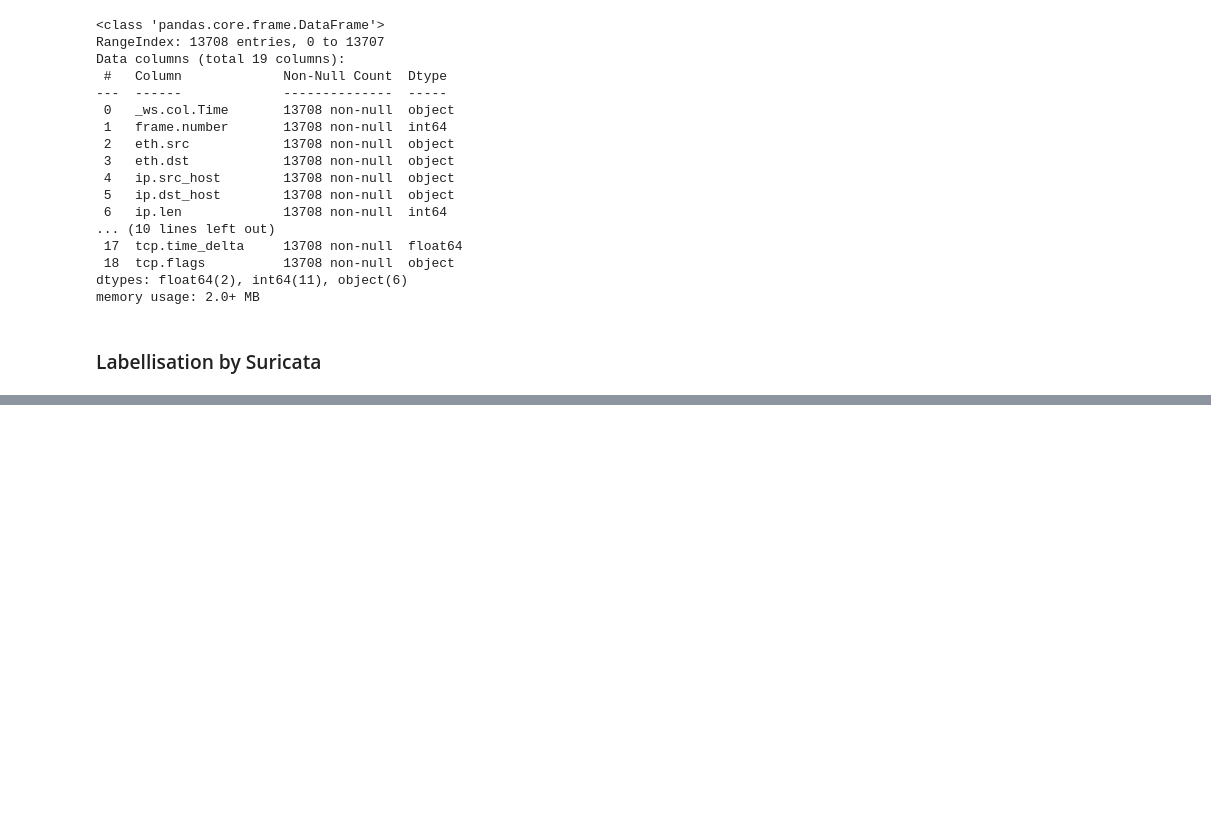
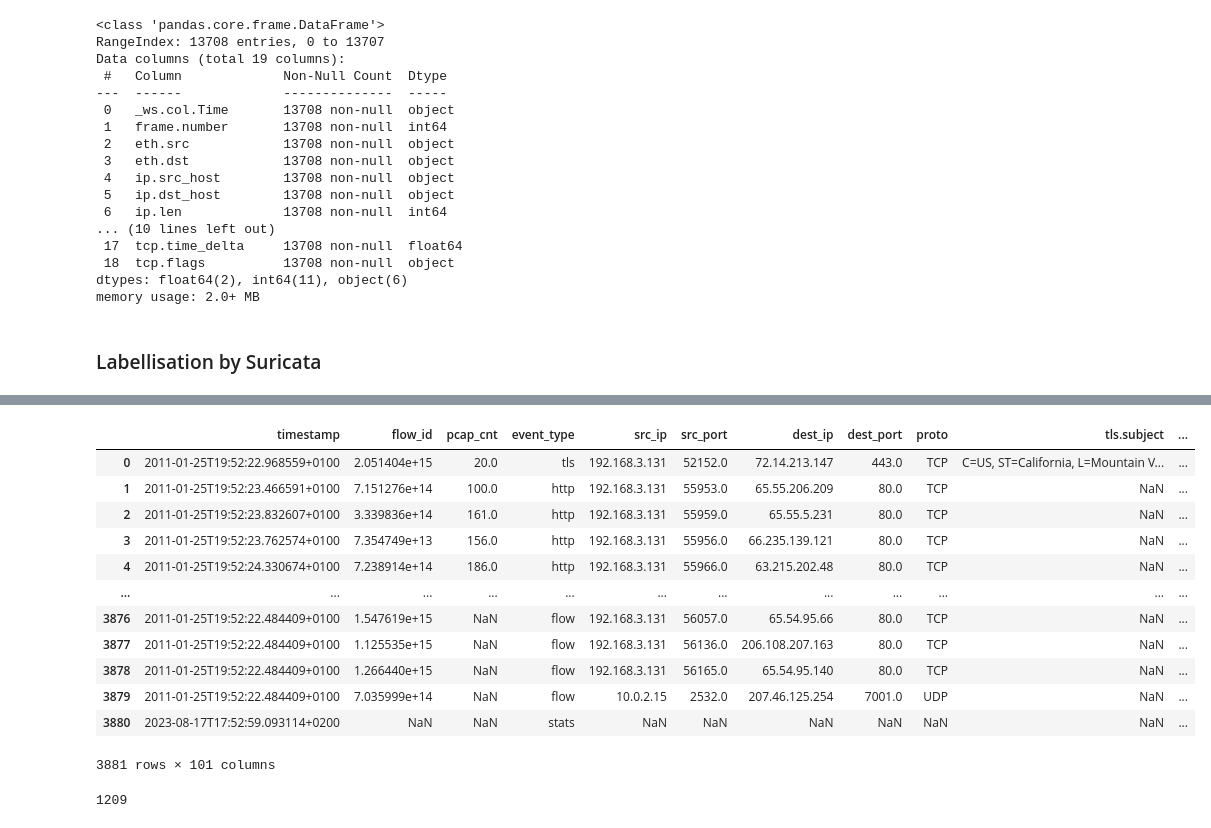
Before and after one commit to BenjaminDeporte/Cyber, a Jupyter notebook: code/pcap_labelisation.ipynb, the cells around one changed output, grey strips where cells are left out. Cells and saved outputs as stored; diff of their text form; code cells hidden in the pictures; blank space fills up the shorter version.

```diff
--- a/code/pcap_labelisation.ipynb
+++ b/code/pcap_labelisation.ipynb
@@ -156,0 +187,30 @@ memory usage: 2.0+ MB
+# %%
+# Pandas provides a useful method – json_normalize – for normalizing nested JSON fields into dataframe. Resulting columns use dot notation to signify nested objects, similar to how Elasticsearch does it
+
+SURICATA_EVE_LOG = "/home/benjamin/Folders_Python/Cyber/data/outputs/eve.json"
+
+with open (SURICATA_EVE_LOG) as packets:
+    df_log = pd.json_normalize(
+        [json.loads(packet) for packet in packets],
+        max_level=1
+    )
+# %%
+df_log
+# %% [output]
+|  | timestamp | flow_id | pcap_cnt | event_type | src_ip | src_port | dest_ip | dest_port | proto | tls.subject | ... |
+| 0 | 2011-01-25T19:52:22.968559+0100 | 2.051404e+15 | 20.0 | tls | 192.168.3.131 | 52152.0 | 72.14.213.147 | 443.0 | TCP | C=US, ST=California, L=Mountain V... | ... |
+| 1 | 2011-01-25T19:52:23.466591+0100 | 7.151276e+14 | 100.0 | http | 192.168.3.131 | 55953.0 | 65.55.206.209 | 80.0 | TCP | NaN | ... |
+| 2 | 2011-01-25T19:52:23.832607+0100 | 3.339836e+14 | 161.0 | http | 192.168.3.131 | 55959.0 | 65.55.5.231 | 80.0 | TCP | NaN | ... |
+| 3 | 2011-01-25T19:52:23.762574+0100 | 7.354749e+13 | 156.0 | http | 192.168.3.131 | 55956.0 | 66.235.139.121 | 80.0 | TCP | NaN | ... |
+| 4 | 2011-01-25T19:52:24.330674+0100 | 7.238914e+14 | 186.0 | http | 192.168.3.131 | 55966.0 | 63.215.202.48 | 80.0 | TCP | NaN | ... |
+| ... | ... | ... | ... | ... | ... | ... | ... | ... | ... | ... | ... |
+| 3876 | 2011-01-25T19:52:22.484409+0100 | 1.547619e+15 | NaN | flow | 192.168.3.131 | 56057.0 | 65.54.95.66 | 80.0 | TCP | NaN | ... |
+| 3877 | 2011-01-25T19:52:22.484409+0100 | 1.125535e+15 | NaN | flow | 192.168.3.131 | 56136.0 | 206.108.207.163 | 80.0 | TCP | NaN | ... |
+| 3878 | 2011-01-25T19:52:22.484409+0100 | 1.266440e+15 | NaN | flow | 192.168.3.131 | 56165.0 | 65.54.95.140 | 80.0 | TCP | NaN | ... |
+| 3879 | 2011-01-25T19:52:22.484409+0100 | 7.035999e+14 | NaN | flow | 10.0.2.15 | 2532.0 | 207.46.125.254 | 7001.0 | UDP | NaN | ... |
+| 3880 | 2023-08-17T17:52:59.093114+0200 | NaN | NaN | stats | NaN | NaN | NaN | NaN | NaN | NaN | ... |
+3881 rows × 101 columns
+# %%
+len(df_log['pcap_cnt'].unique())
+# %% [output]
+1209
```
Also changed, not shown: parts of 5 cells of this notebook, 2 other files.
